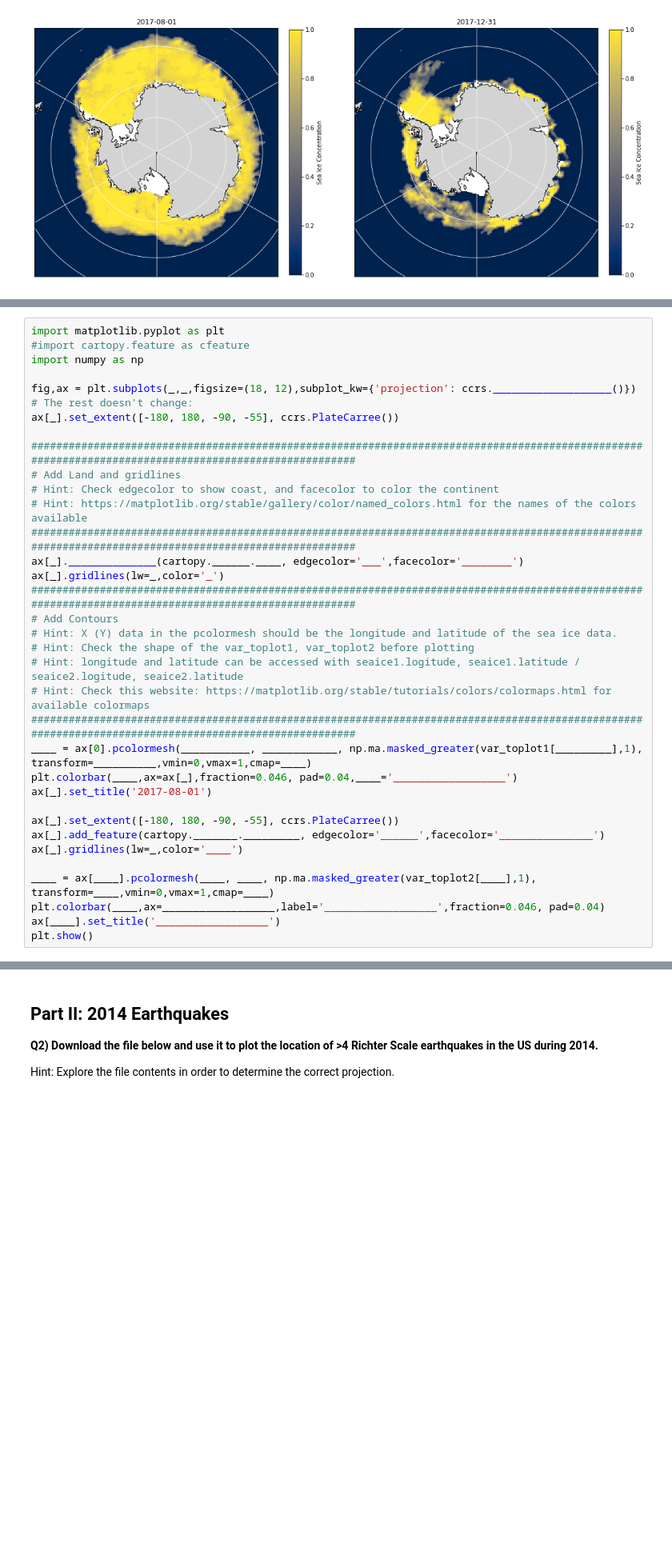
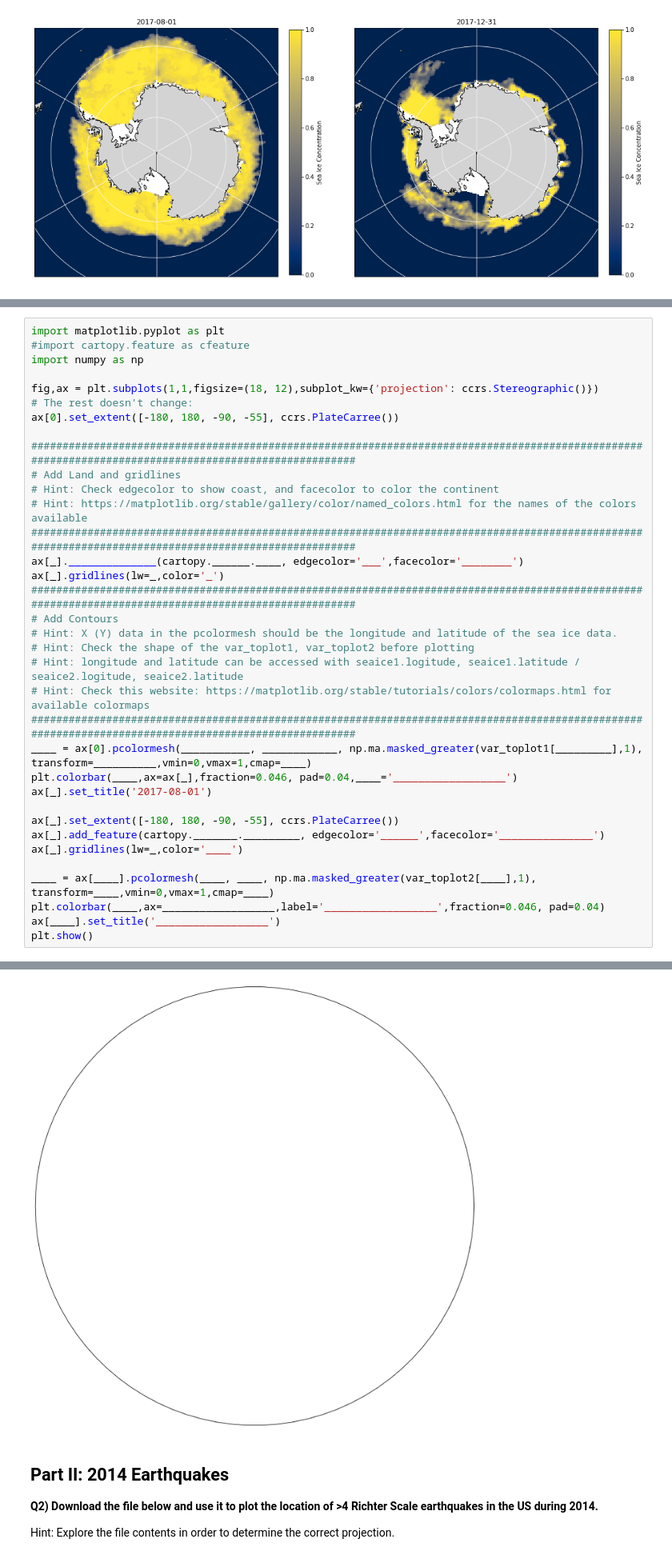
Before and after one commit to KeyvanDiba/2022_Intro_Python, a Jupyter notebook: W2_S2.ipynb, the cells around one changed output, grey strips where cells are left out. Shown: that part at 80% size. Cells and saved outputs as stored; diff of their text form; blank space fills up the shorter version.

```diff
--- a/W2_S2.ipynb
+++ b/W2_S2.ipynb
@@ -191,9 +190,9 @@ import matplotlib.pyplot as plt
 #import cartopy.feature as cfeature
 import numpy as np
 
-fig,ax = plt.subplots(_,_,figsize=(18, 12),subplot_kw={'projection': ccrs.___________________()})
+fig,ax = plt.subplots(1,1,figsize=(18, 12),subplot_kw={'projection': ccrs.Stereographic()})
 # The rest doesn't change:
-ax[_].set_extent([-180, 180, -90, -55], ccrs.PlateCarree())
+ax[0].set_extent([-180, 180, -90, -55], ccrs.PlateCarree())
 
 ######################################################################################################################################################
 # Add Land and gridlines
@@ -221,3 +220,4 @@ ____ = ax[____].pcolormesh(____, ____, np.ma.masked_greater(var_toplot2[____],1)
 plt.colorbar(____,ax=__________________,label='__________________',fraction=0.046, pad=0.04)
 ax[____].set_title('__________________')
 plt.show()
+# %% [output]
@@ -224,3 +225,4 @@ plt.show()
+[figure, added]
 # %% [markdown]
 ## Part II: 2014 Earthquakes
 **Q2) Download the file below and use it to plot the location of >4 Richter Scale earthquakes in the US during 2014.**
```
Also changed, not shown: parts of 4 cells of this notebook.
